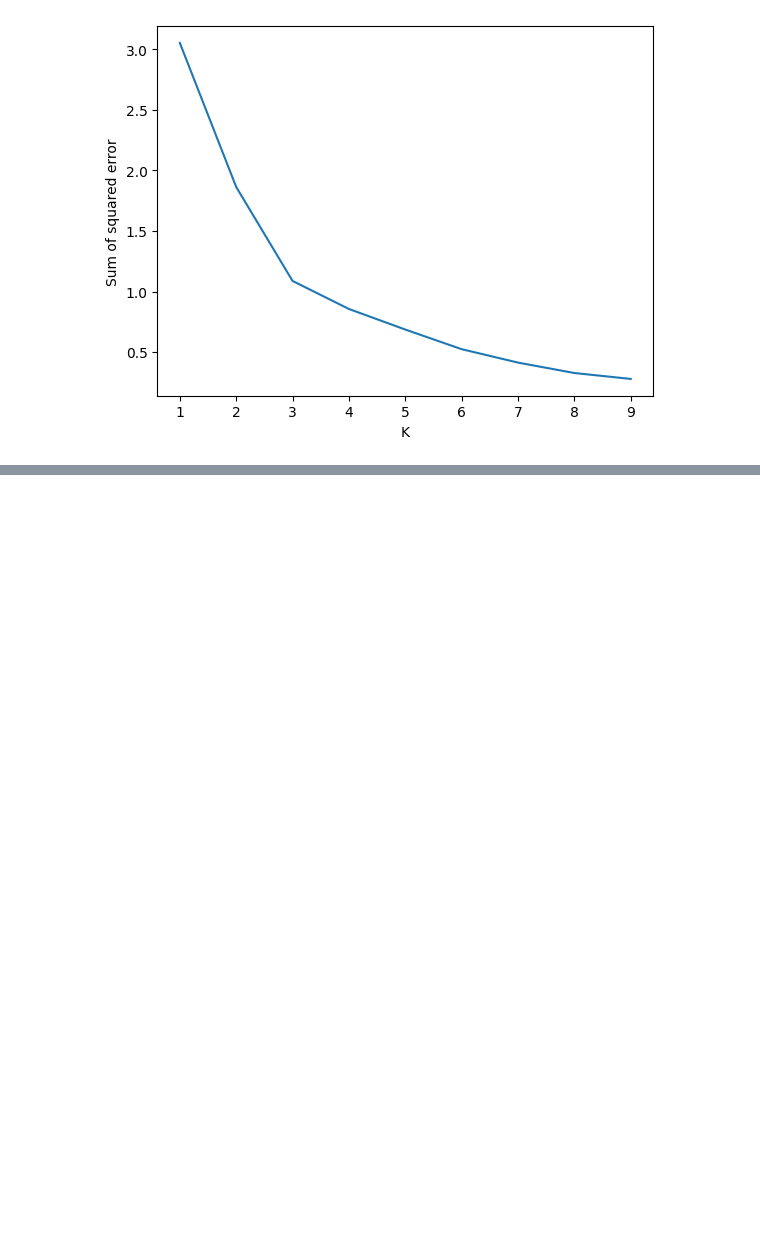
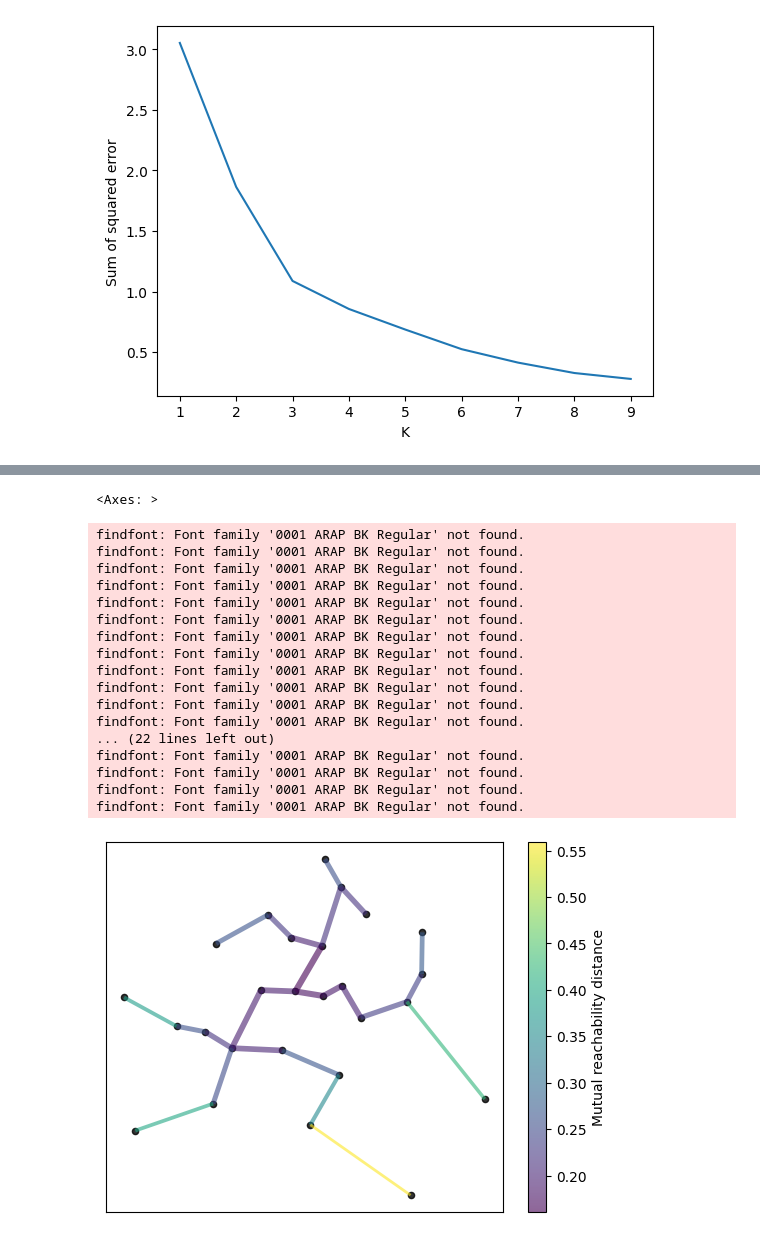
Before and after one commit to adh-aashish/topic_modeling, a Jupyter notebook: notebooks/generateTopicDistribution.ipynb, the cells around one changed output, grey strips where cells are left out. Cells and saved outputs as stored; diff of their text form; code cells hidden in the pictures; blank space fills up the shorter version.

```diff
--- a/notebooks/generateTopicDistribution.ipynb
+++ b/notebooks/generateTopicDistribution.ipynb
@@ -534,0 +537,5 @@ findfont: Font family '0001 ARAP BK Regular' not found.
+# %%
+x_values = x_values.reshape(26,)
+y_values = y_values.reshape(26,)
+# %%
+data = np.column_stack((x_values, y_values))
@@ -534,0 +551,4 @@ findfont: Font family '0001 ARAP BK Regular' not found.
+# %%
+clusterer = hdbscan.HDBSCAN(min_cluster_size=5, gen_min_span_tree=True)
+# %%
+clusters = clusterer.fit(data)
@@ -534,0 +575,25 @@ findfont: Font family '0001 ARAP BK Regular' not found.
+# %%
+clusterer.minimum_spanning_tree_.plot(edge_cmap='viridis',
+                                      edge_alpha=0.6,
+                                      node_size=20,
+                                      edge_linewidth=2)
+# %% [output]
+<Axes: >
+findfont: Font family '0001 ARAP BK Regular' not found.
+findfont: Font family '0001 ARAP BK Regular' not found.
+findfont: Font family '0001 ARAP BK Regular' not found.
+findfont: Font family '0001 ARAP BK Regular' not found.
+findfont: Font family '0001 ARAP BK Regular' not found.
+findfont: Font family '0001 ARAP BK Regular' not found.
+findfont: Font family '0001 ARAP BK Regular' not found.
+findfont: Font family '0001 ARAP BK Regular' not found.
+findfont: Font family '0001 ARAP BK Regular' not found.
+findfont: Font family '0001 ARAP BK Regular' not found.
+findfont: Font family '0001 ARAP BK Regular' not found.
+findfont: Font family '0001 ARAP BK Regular' not found.
+... (22 lines left out)
+findfont: Font family '0001 ARAP BK Regular' not found.
+findfont: Font family '0001 ARAP BK Regular' not found.
+findfont: Font family '0001 ARAP BK Regular' not found.
+findfont: Font family '0001 ARAP BK Regular' not found.
+[figure, added]
```
Also changed, not shown: parts of 5 cells of this notebook, 2 other files.
